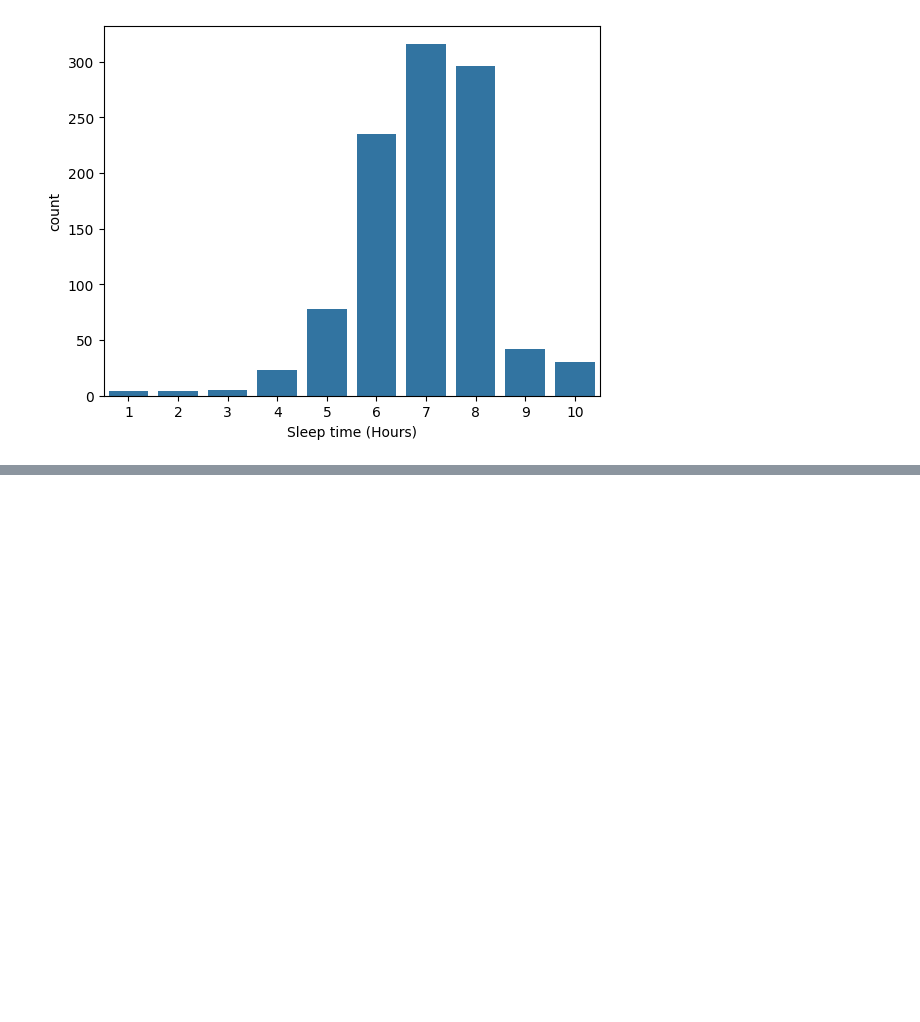
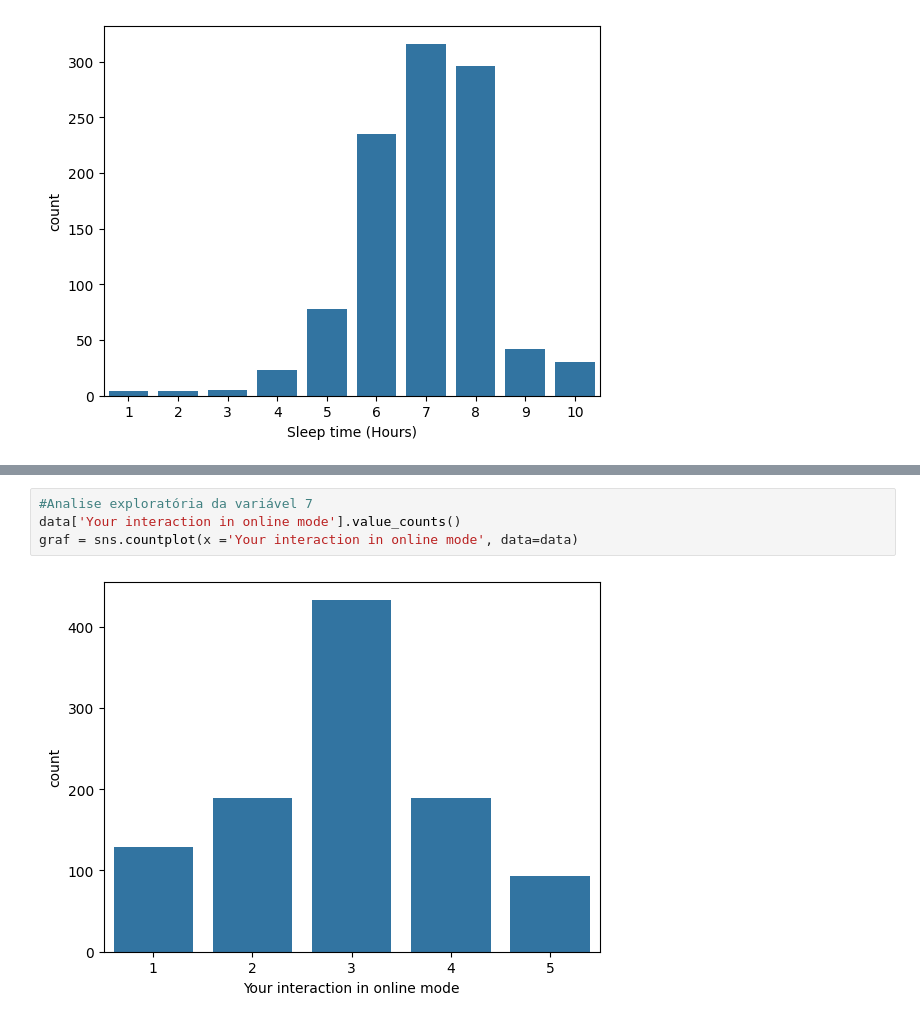
Before and after one commit to Adila02/ProjetoRio, a Jupyter notebook: dataset_estudantes_online1.ipynb, the cells around one changed output, grey strips where cells are left out. Drawn from its saved outputs; the diff is of its cells as text; blank space fills up the shorter version.

```diff
--- a/dataset_estudantes_online1.ipynb
+++ b/dataset_estudantes_online1.ipynb
@@ -173,0 +180,6 @@ graf = sns.countplot(x ='Sleep time (Hours)', data=data)
+# %%
+#Analise exploratória da variável 7
+data['Your interaction in online mode'].value_counts()
+graf = sns.countplot(x ='Your interaction in online mode', data=data)
+# %% [output]
+[figure, added]
```
Also changed, not shown: parts of 3 cells of this notebook.
